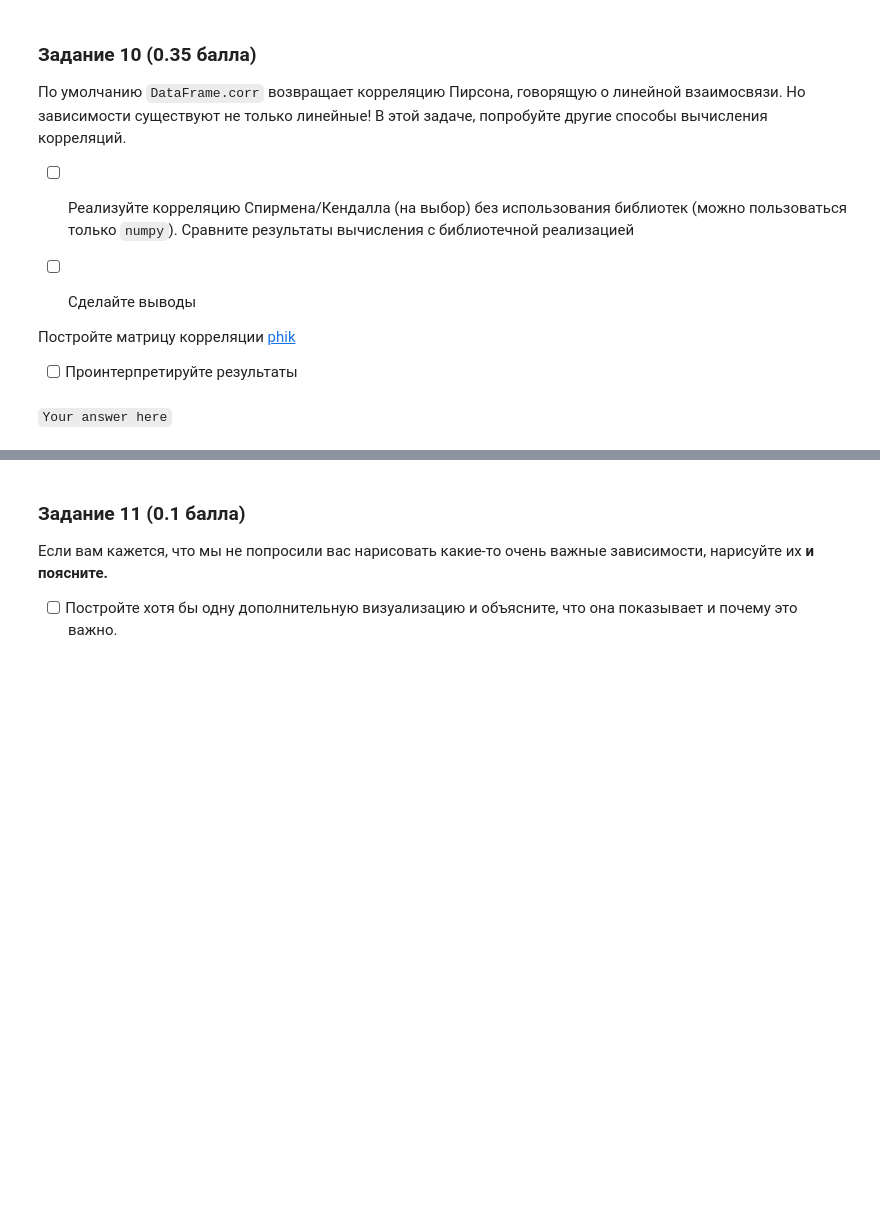
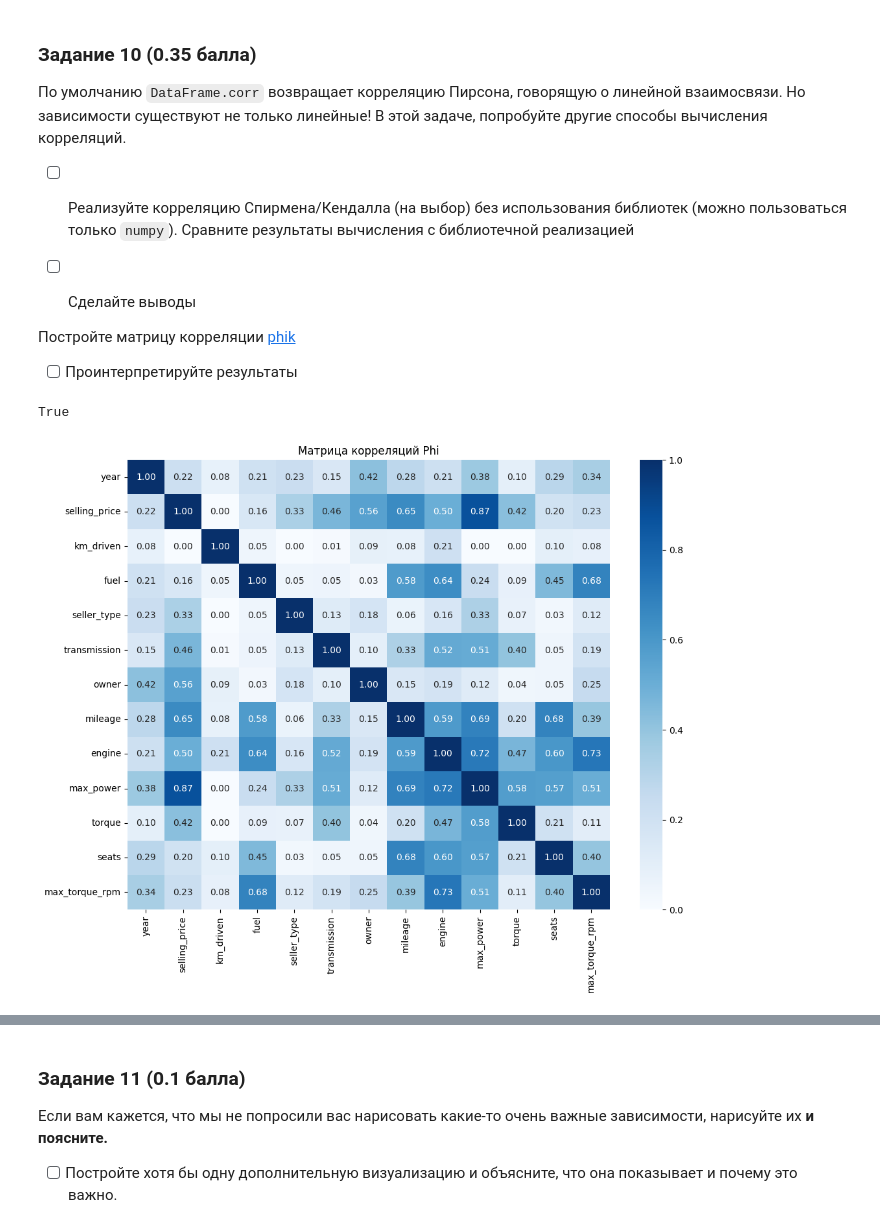
Before and after one commit to Phoenix377ss/HW_1_HSE_ML, a Jupyter notebook: AI_HW1_Regression_with_inference_pro.ipynb, the cells around one changed output, grey strips where cells are left out. Cells and saved outputs as stored; diff of their text form; code cells hidden in the pictures; blank space fills up the shorter version.

```diff
--- a/AI_HW1_Regression_with_inference_pro.ipynb
+++ b/AI_HW1_Regression_with_inference_pro.ipynb
@@ -221,2 +515,0 @@ assert df_train.shape == (5840, 13)
-# %% [markdown]
-`Your answer here`
@@ -222,0 +557,20 @@ assert df_train.shape == (5840, 13)
+# %%
+import math
+my_res_2 = get_spearman_corr(df_train, 'selling_price', 'km_driven')
+pd_res_2 = df_train['selling_price'].corr(df_train['km_driven'], method='spearman')
+print(math.isclose(my_res_2, pd_res_2))
+# %% [output]
+True
+# %%
+import phik
+
+cols_for_phik = [col for col in df_train.columns if col != 'name']
+phik_matrix = df_train[cols_for_phik].phik_matrix(interval_cols=df_train[cols_for_phik].select_dtypes(include='number').columns.tolist())
+
+fig, ax = plt.subplots(figsize=(12, 9))
+sns.heatmap(phik_matrix, annot=True, fmt=".2f", cmap="Blues", vmin=0, vmax=1, ax=ax)
+ax.set_title("Матрица корреляций Phi")
+display(fig)
+plt.close(fig)
+# %% [output]
+[figure, added]
```
Also changed, not shown: parts of 106 cells of this notebook, 14 other files.
